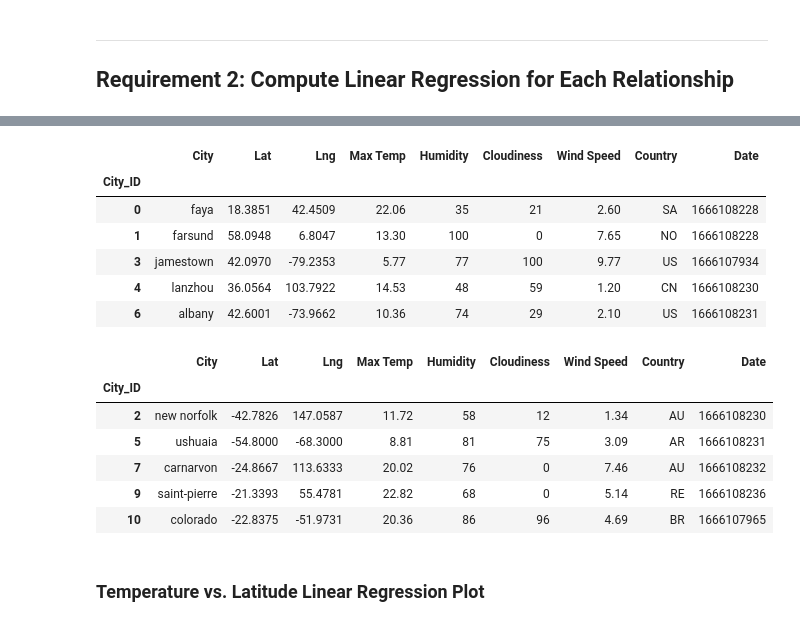
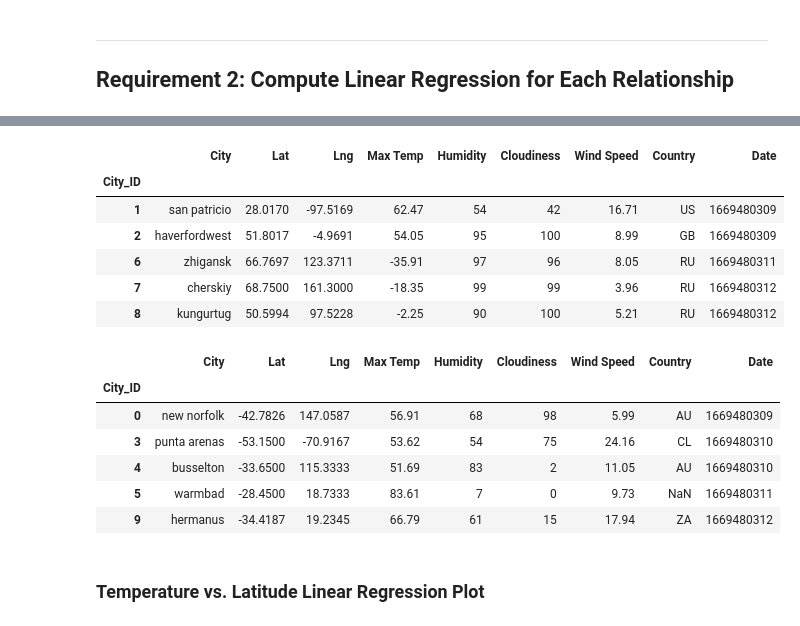
Before and after one commit to Juanfelmarin/python-api-challenge1, a Jupyter notebook: WeatherPy/WeatherPy.ipynb, the cells around one changed output, grey strips where cells are left out. Cells and saved outputs as stored; diff of their text form; code cells hidden in the pictures.

```diff
--- a/WeatherPy/WeatherPy.ipynb
+++ b/WeatherPy/WeatherPy.ipynb
@@ -176,6 +179,6 @@ city_data_df.to_csv("output_data/cities.csv", index_label="City_ID")
 # %%
 # Read saved data
-city_data_df = pd.read_csv("output_data/cities.csv", index_col="City_ID")
+city_data_df = pd.read_csv("/users/juanmarin/desktop/Data_Bootcamp/python-api-challenge1/WeatherPy/Starter_Code_5/output_data/cities.csv", index_col="City_ID")
 
 # Display sample data
 city_data_df.head()
@@ -263,30 +349,30 @@ plt.show()
 # %%
 # Create a DataFrame with the Northern Hemisphere data (Latitude >= 0)
-# YOUR CODE HERE
+northern_hemisphere_df= city_data_df[city_data_df['Lat']>=0]
 
 # Display sample data
-northern_hemi_df.head()
+northern_hemisphere_df.head()
 # %% [output]
 |  | City | Lat | Lng | Max Temp | Humidity | Cloudiness | Wind Speed | Country | Date |
 | City_ID |  |  |  |  |  |  |  |  |  |
-| 0 | faya | 18.3851 | 42.4509 | 22.06 | 35 | 21 | 2.60 | SA | 1666108228 |
-| 1 | farsund | 58.0948 | 6.8047 | 13.30 | 100 | 0 | 7.65 | NO | 1666108228 |
-| 3 | jamestown | 42.0970 | -79.2353 | 5.77 | 77 | 100 | 9.77 | US | 1666107934 |
-| 4 | lanzhou | 36.0564 | 103.7922 | 14.53 | 48 | 59 | 1.20 | CN | 1666108230 |
-| 6 | albany | 42.6001 | -73.9662 | 10.36 | 74 | 29 | 2.10 | US | 1666108231 |
+| 1 | san patricio | 28.0170 | -97.5169 | 62.47 | 54 | 42 | 16.71 | US | 1669480309 |
+| 2 | haverfordwest | 51.8017 | -4.9691 | 54.05 | 95 | 100 | 8.99 | GB | 1669480309 |
+| 6 | zhigansk | 66.7697 | 123.3711 | -35.91 | 97 | 96 | 8.05 | RU | 1669480311 |
+| 7 | cherskiy | 68.7500 | 161.3000 | -18.35 | 99 | 99 | 3.96 | RU | 1669480312 |
+| 8 | kungurtug | 50.5994 | 97.5228 | -2.25 | 90 | 100 | 5.21 | RU | 1669480312 |
 # %%
 # Create a DataFrame with the Southern Hemisphere data (Latitude < 0)
-# YOUR CODE HERE
+southern_hemisphere_df= city_data_df[city_data_df['Lat']<0]
 
 # Display sample data
-southern_hemi_df.head()
+southern_hemisphere_df.head()
 # %% [output]
 |  | City | Lat | Lng | Max Temp | Humidity | Cloudiness | Wind Speed | Country | Date |
 | City_ID |  |  |  |  |  |  |  |  |  |
-| 2 | new norfolk | -42.7826 | 147.0587 | 11.72 | 58 | 12 | 1.34 | AU | 1666108230 |
-| 5 | ushuaia | -54.8000 | -68.3000 | 8.81 | 81 | 75 | 3.09 | AR | 1666108231 |
-| 7 | carnarvon | -24.8667 | 113.6333 | 20.02 | 76 | 0 | 7.46 | AU | 1666108232 |
-| 9 | saint-pierre | -21.3393 | 55.4781 | 22.82 | 68 | 0 | 5.14 | RE | 1666108236 |
-| 10 | colorado | -22.8375 | -51.9731 | 20.36 | 86 | 96 | 4.69 | BR | 1666107965 |
+| 0 | new norfolk | -42.7826 | 147.0587 | 56.91 | 68 | 98 | 5.99 | AU | 1669480309 |
+| 3 | punta arenas | -53.1500 | -70.9167 | 53.62 | 54 | 75 | 24.16 | CL | 1669480310 |
+| 4 | busselton | -33.6500 | 115.3333 | 51.69 | 83 | 2 | 11.05 | AU | 1669480310 |
+| 5 | warmbad | -28.4500 | 18.7333 | 83.61 | 7 | 0 | 9.73 | NaN | 1669480311 |
+| 9 | hermanus | -34.4187 | 19.2345 | 66.79 | 61 | 15 | 17.94 | ZA | 1669480312 |
 # %% [markdown]
 ###  Temperature vs. Latitude Linear Regression Plot
```
Also changed, not shown: parts of 34 cells of this notebook, 10 other files.
